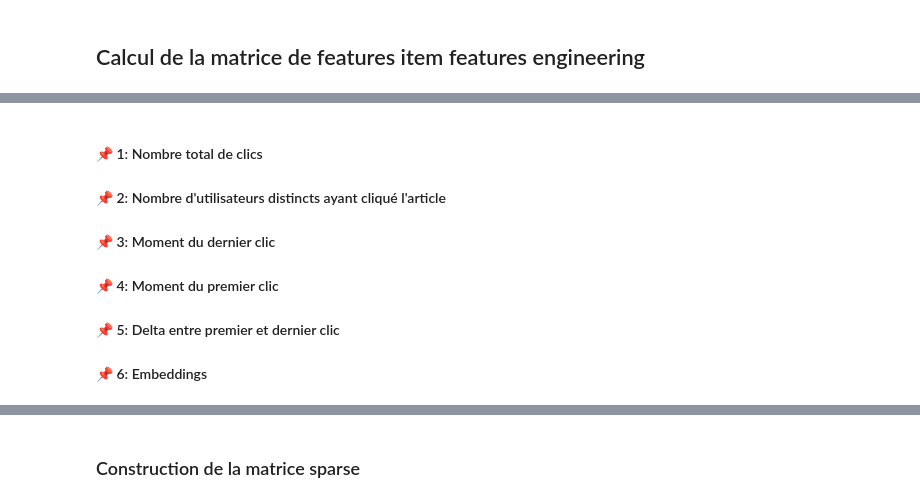
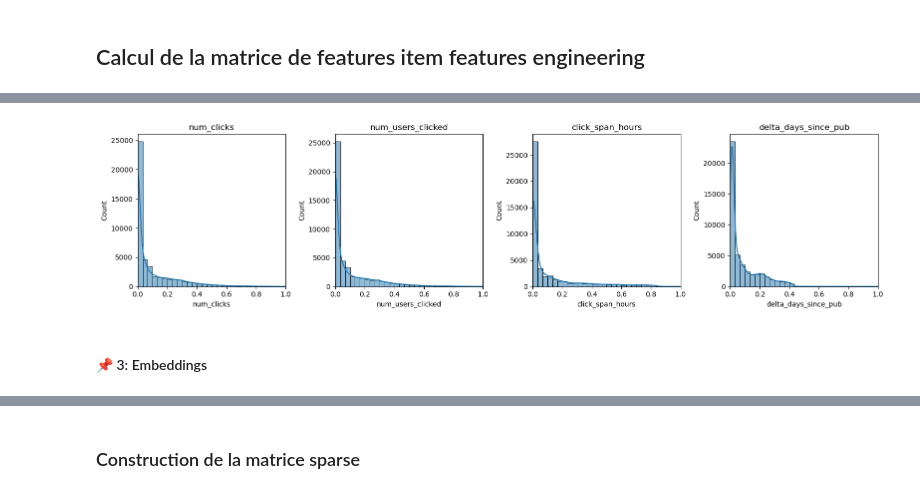
Before and after one commit to cecile-aie/oc_aie_p10, a Jupyter notebook: hybrid_lightfm_modelisation.ipynb, the cells around one changed output, grey strips where cells are left out. Saved outputs shown, nothing was run; the diff lists cells and outputs as text; code cells hidden in the pictures.

```diff
--- a/hybrid_lightfm_modelisation.ipynb
+++ b/hybrid_lightfm_modelisation.ipynb
@@ -862,5 +1103,4 @@ print(user_ids[:5])
 # Datas articles d'origine
 import pandas as pd
 df_articles = pd.read_csv("./data/articles_metadata.csv", encoding='utf-8')
-articles_df = df_articles.drop(columns="publisher_id")
-articles_df
+articles_df = df_articles.drop(columns=["publisher_id", "category_id"])
@@ -898,0 +1107,5 @@ Nombre de NaN dans embeddings :
+# %%
+# Sélection des articles cliqués
+clicked_article_ids = df_clicks["click_article_id"].unique()
+articles_used_df = articles_df[articles_df["article_id"].isin(clicked_article_ids)].copy()
+articles_used_df
@@ -898,0 +1197,3 @@ Nombre de NaN dans embeddings :
+# %%
+article_clicks_features = extract_click_usage_features(click_stats, articles_used_df, df_clicks)
+article_clicks_features
@@ -899,12 +1214,35 @@ Nombre de NaN dans embeddings :
+# %%
+import matplotlib.pyplot as plt
+import seaborn as sns
+
+def plot_feature_distributions(item_features_df, feature_columns):
+    """
+    Affiche les histogrammes des colonnes normalisées de item_features_df.
+
+    Paramètres :
+        item_features_df (pd.DataFrame) : DataFrame contenant article_id + features normalisées
+        feature_columns (list[str]) : Liste des noms de colonnes à tracer
+    """
+    num_features = len(feature_columns)
+    fig, axes = plt.subplots(1, num_features, figsize=(4 * num_features, 4))
+
+    if num_features == 1:
+        axes = [axes]
+
+    for ax, col in zip(axes, feature_columns):
+        sns.histplot(item_features_df[col], bins=30, kde=True, ax=ax)
+        ax.set_title(col)
+        ax.set_xlim(0, 1)
+
+    plt.tight_layout()
+    plt.show()
+# %%
+# Vérification de la variance
+plot_feature_distributions(
+    article_clicks_features,
+    feature_columns=["num_clicks", "num_users_clicked", "click_span_hours", "delta_days_since_pub"]
+)
+# %% [output]
+[figure, added]
 # %% [markdown]
-#### 📌 1: Nombre total de clics
-
-#### 📌 2: Nombre d'utilisateurs distincts ayant cliqué l'article
-
-#### 📌 3: Moment du dernier clic
-
-#### 📌 4: Moment du premier clic
-
-#### 📌 5: Delta entre premier et dernier clic
-
-#### 📌 6: Embeddings
+#### 📌 3: Embeddings
```
Also changed, not shown: parts of 60 cells of this notebook.
